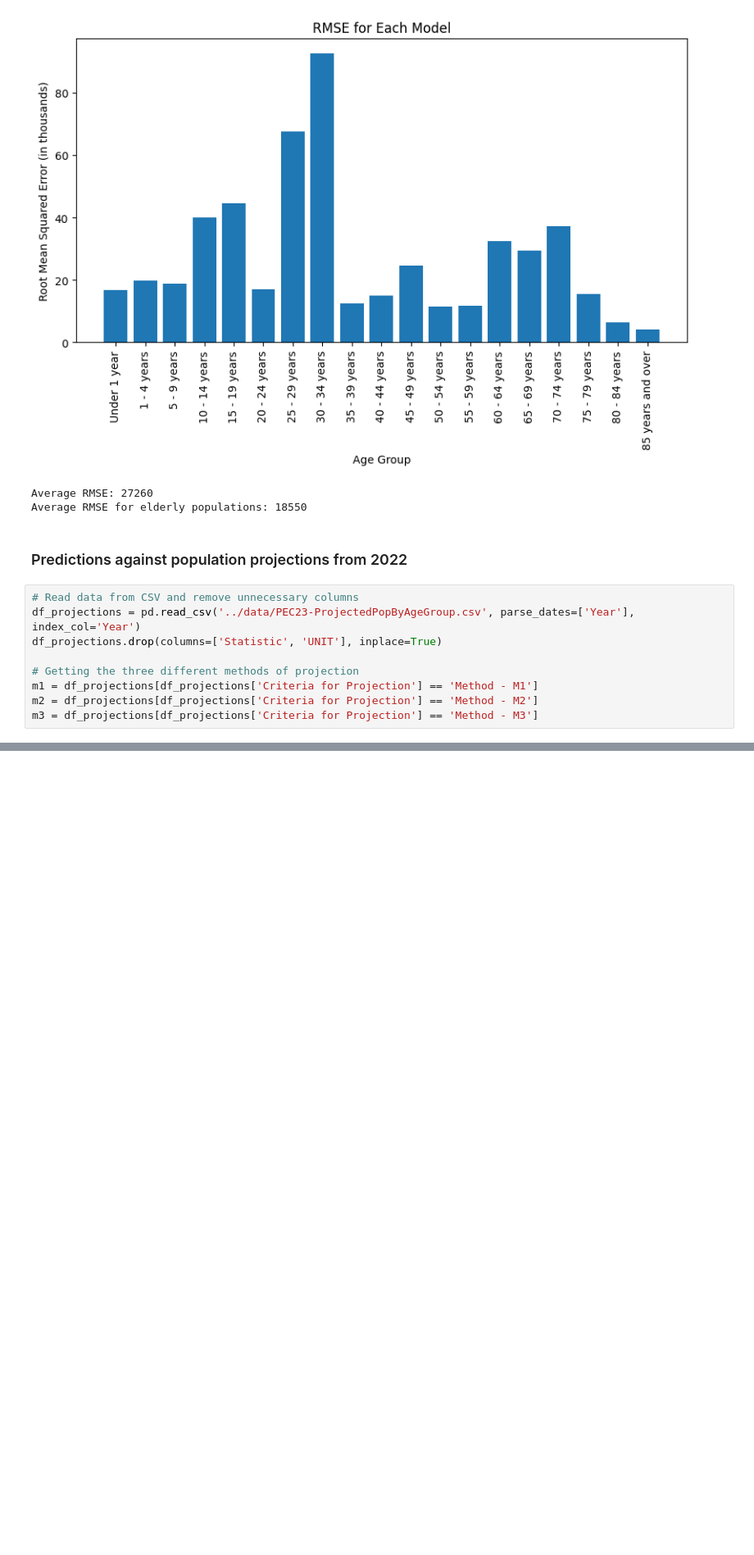
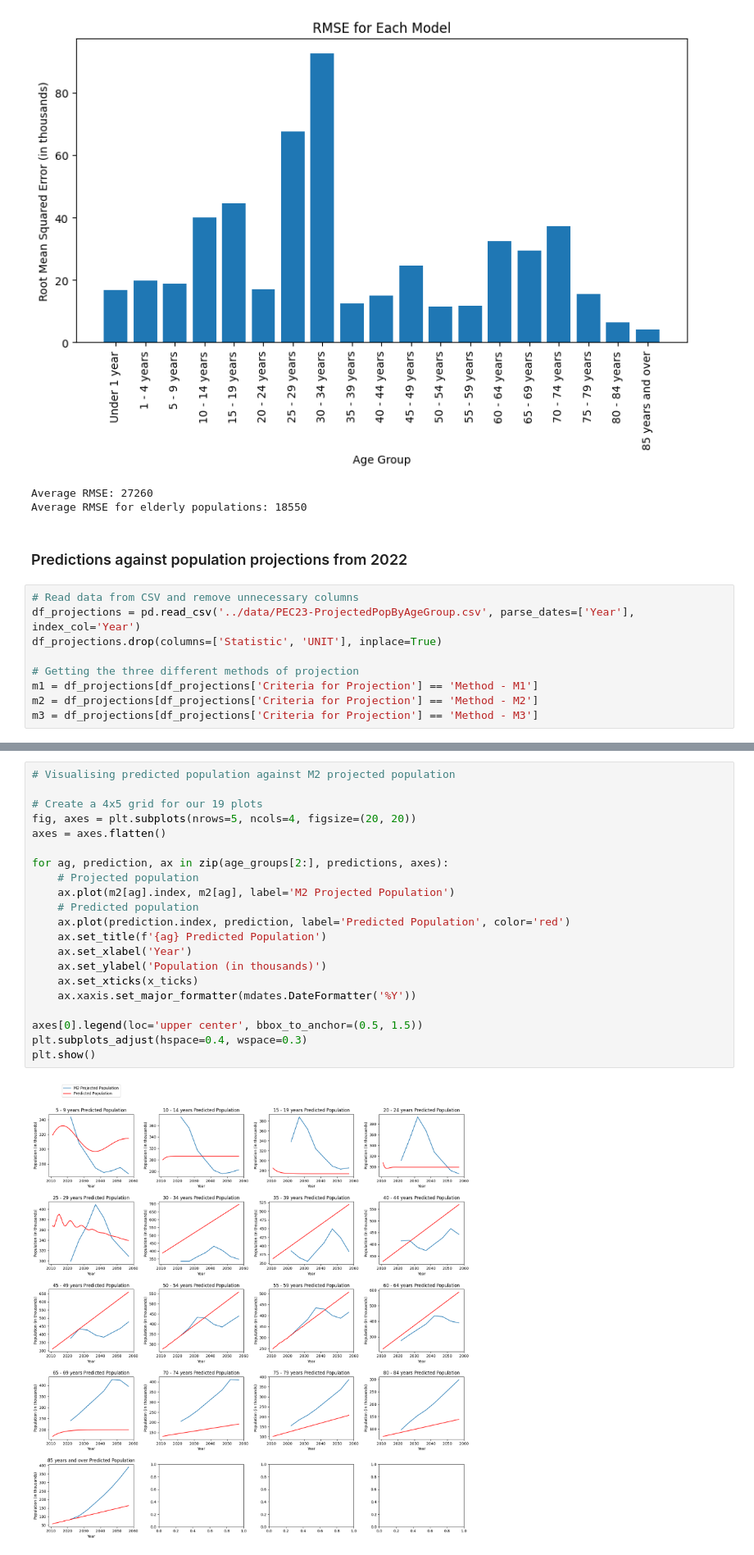
Before and after one commit to oOoOoOo0o/LM051-FYP, a Jupyter notebook: arima/age-groups.ipynb, the cells around one changed output, grey strips where cells are left out. Shown at 82% size. Saved outputs shown, nothing was run; the diff lists cells and outputs as text; blank space fills up the shorter version.

Commit message:
Comparing predictions against projections for each method

```diff
--- a/arima/age-groups.ipynb
+++ b/arima/age-groups.ipynb
@@ -472,0 +505,23 @@ plt.show()
+# %%
+# Visualising predicted population against M2 projected population
+
+# Create a 4x5 grid for our 19 plots
+fig, axes = plt.subplots(nrows=5, ncols=4, figsize=(20, 20))
+axes = axes.flatten()
+
+for ag, prediction, ax in zip(age_groups[2:], predictions, axes):
+    # Projected population
+    ax.plot(m2[ag].index, m2[ag], label='M2 Projected Population')
+    # Predicted population
+    ax.plot(prediction.index, prediction, label='Predicted Population', color='red')
+    ax.set_title(f'{ag} Predicted Population')
+    ax.set_xlabel('Year')
+    ax.set_ylabel('Population (in thousands)')
+    ax.set_xticks(x_ticks)
+    ax.xaxis.set_major_formatter(mdates.DateFormatter('%Y'))
+
+axes[0].legend(loc='upper center', bbox_to_anchor=(0.5, 1.5))
+plt.subplots_adjust(hspace=0.4, wspace=0.3)
+plt.show()
+# %% [output]
+[figure, added]
```
Also changed, not shown: parts of 10 cells of this notebook.
